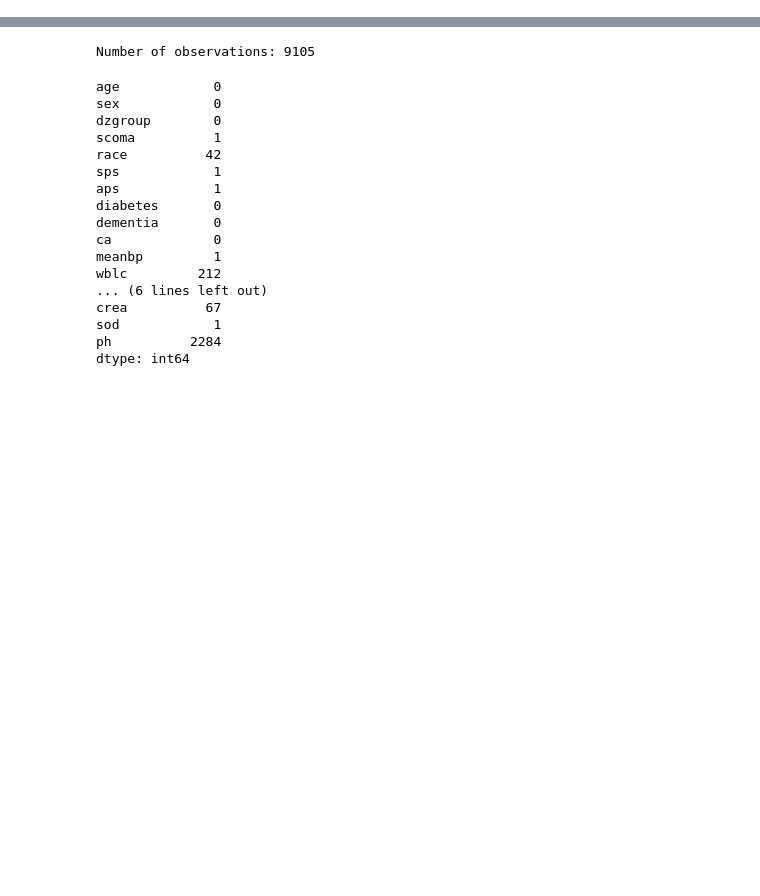
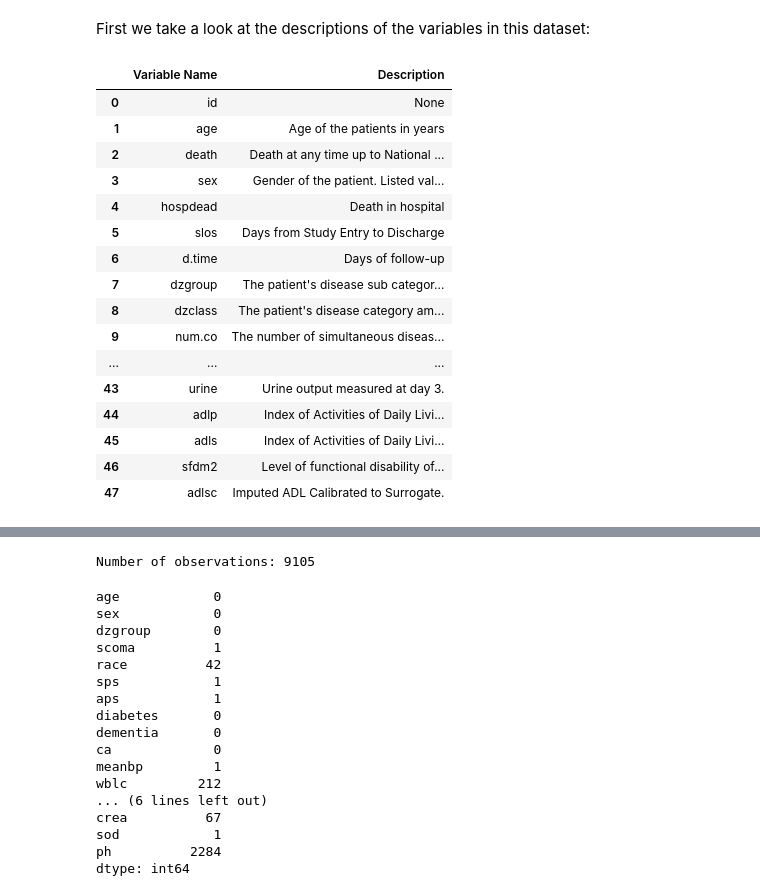
Before and after one commit to sebastian-dv/CSE-151A-Project, a Jupyter notebook: SUPPORT2_Notebook.ipynb, the cells around one changed output, grey strips where cells are left out. Saved outputs shown, nothing was run; the diff lists cells and outputs as text; code cells hidden in the pictures; blank space fills up the shorter version.

```diff
--- a/SUPPORT2_Notebook.ipynb
+++ b/SUPPORT2_Notebook.ipynb
@@ -22 +35,29 @@ from sklearn.preprocessing import OneHotEncoder
+# %% [markdown]
+First we take a look at the descriptions of the variables in this dataset:
+# %%
+pd.set_option('display.max_colwidth', None)
+
+full_info = pd.DataFrame({
+    'Variable Name': support2.variables['name'],
+    'Description': support2.variables['description']
+})
+full_info
+# %% [output]
+|  | Variable Name | Description |
+| 0 | id | None |
+| 1 | age | Age of the patients in years |
+| 2 | death | Death at any time up to National ... |
+| 3 | sex | Gender of the patient. Listed val... |
+| 4 | hospdead | Death in hospital |
+| 5 | slos | Days from Study Entry to Discharge |
+| 6 | d.time | Days of follow-up |
+| 7 | dzgroup | The patient's disease sub categor... |
+| 8 | dzclass | The patient's disease category am... |
+| 9 | num.co | The number of simultaneous diseas... |
+| ... | ... | ... |
+| 43 | urine | Urine output measured at day 3. |
+| 44 | adlp | Index of Activities of Daily Livi... |
+| 45 | adls | Index of Activities of Daily Livi... |
+| 46 | sfdm2 | Level of functional disability of... |
+| 47 | adlsc | Imputed ADL Calibrated to Surrogate. |
 # %%
```
Also changed, not shown: parts of 10 cells of this notebook.
